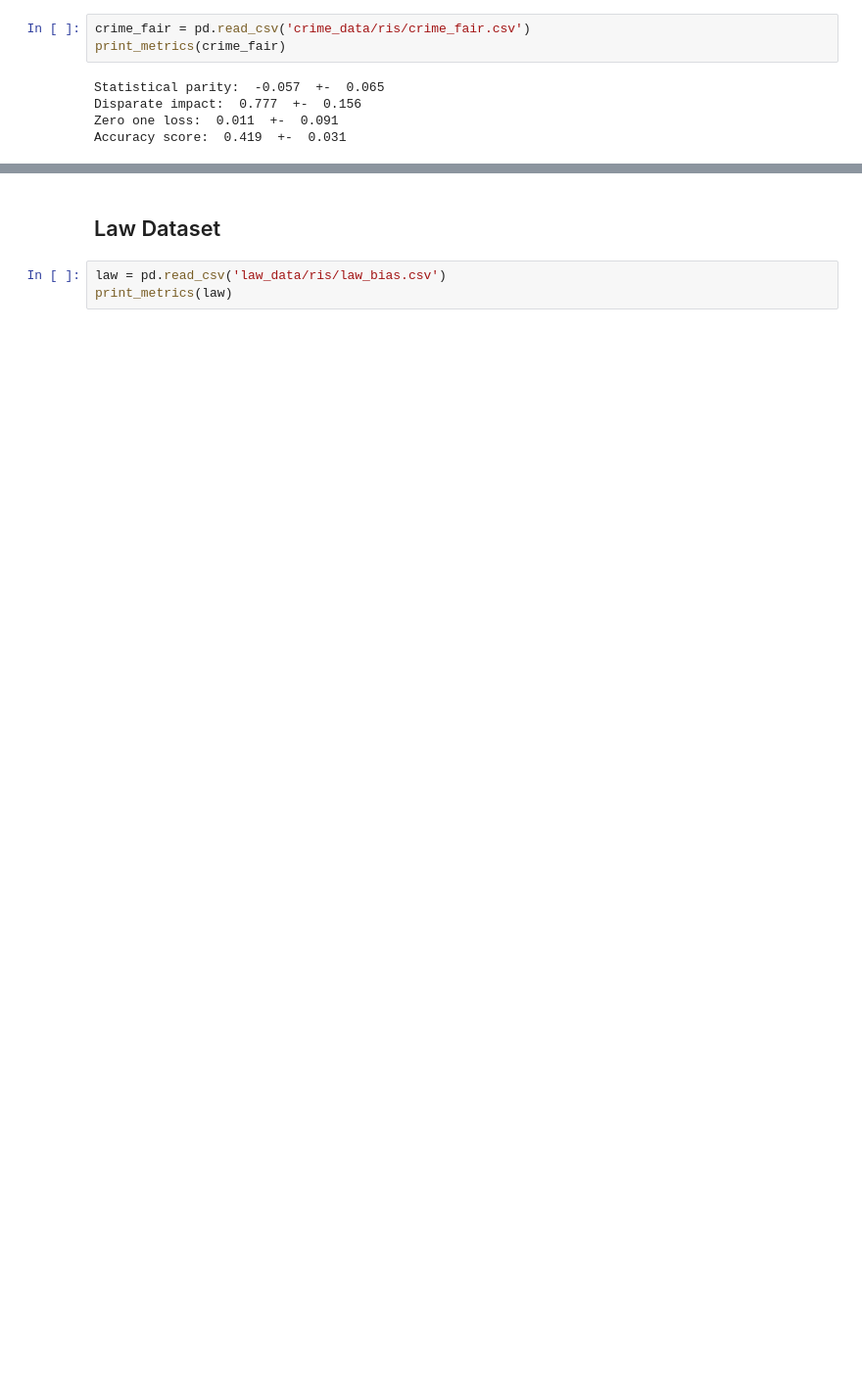
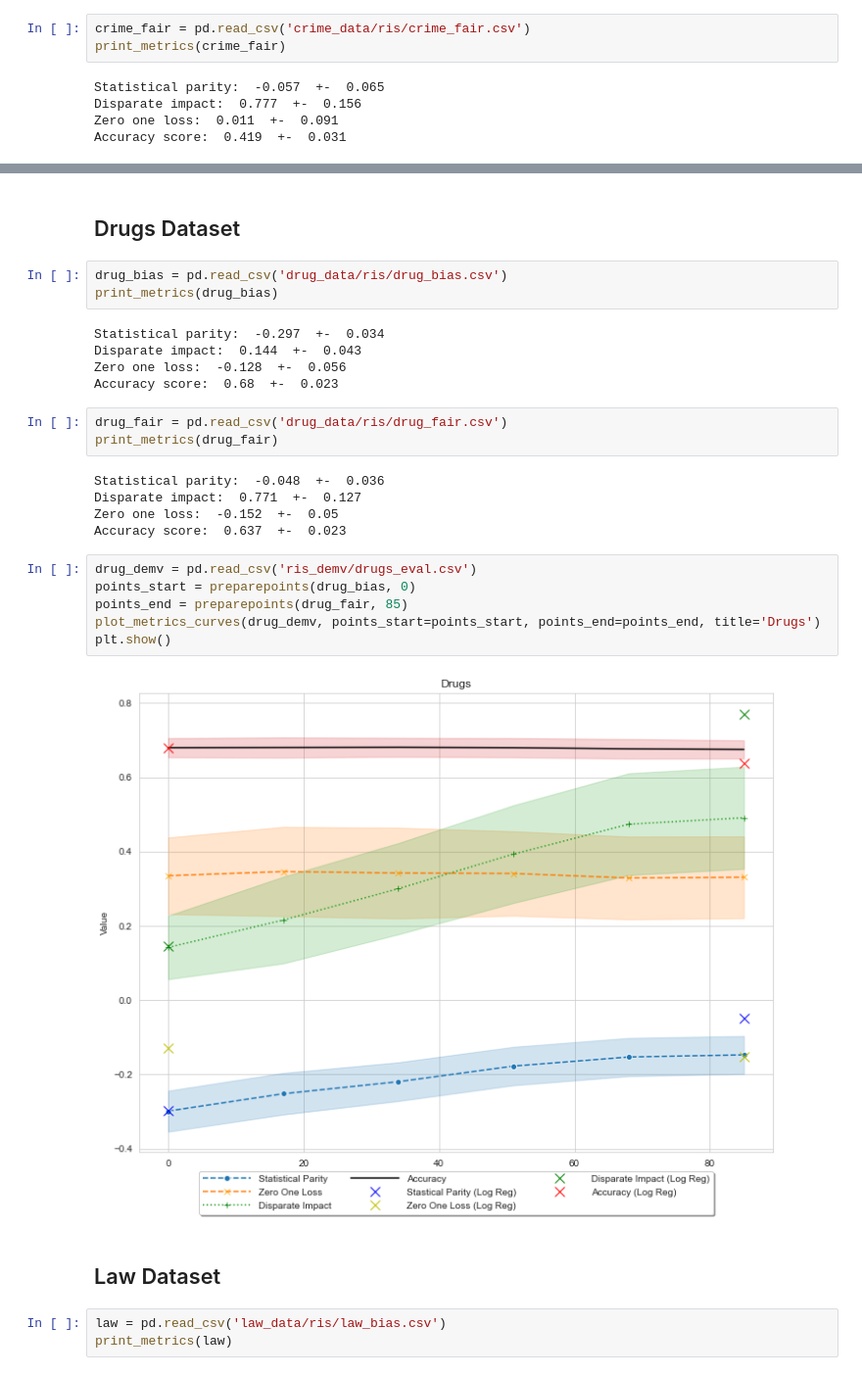
Before and after one commit to giordanoDaloisio/fair-classification, a Jupyter notebook: analysis/results.ipynb, the cells around one changed output, grey strips where cells are left out. Shown at 98% size. Cells and saved outputs as stored; diff of their text form; blank space fills up the shorter version.

```diff
--- a/analysis/results.ipynb
+++ b/analysis/results.ipynb
@@ -125,3 +124,29 @@ plt.show()
+# %% [markdown]
+## Drugs Dataset
+# %%
+drug_bias = pd.read_csv('drug_data/ris/drug_bias.csv')
+print_metrics(drug_bias)
+# %% [output]
+Statistical parity:  -0.297  +-  0.034
+Disparate impact:  0.144  +-  0.043
+Zero one loss:  -0.128  +-  0.056
+Accuracy score:  0.68  +-  0.023
+# %%
+drug_fair = pd.read_csv('drug_data/ris/drug_fair.csv')
+print_metrics(drug_fair)
+# %% [output]
+Statistical parity:  -0.048  +-  0.036
+Disparate impact:  0.771  +-  0.127
+Zero one loss:  -0.152  +-  0.05
+Accuracy score:  0.637  +-  0.023
+# %%
+drug_demv = pd.read_csv('ris_demv/drugs_eval.csv')
+points_start = preparepoints(drug_bias, 0)
+points_end = preparepoints(drug_fair, 85)
+plot_metrics_curves(drug_demv, points_start=points_start, points_end=points_end, title='Drugs')
+plt.show()
+# %% [output]
+[figure, added]
 # %% [markdown]
 ## Law Dataset
 # %%
```
Also changed, not shown: parts of 13 cells of this notebook, 28 other files.
